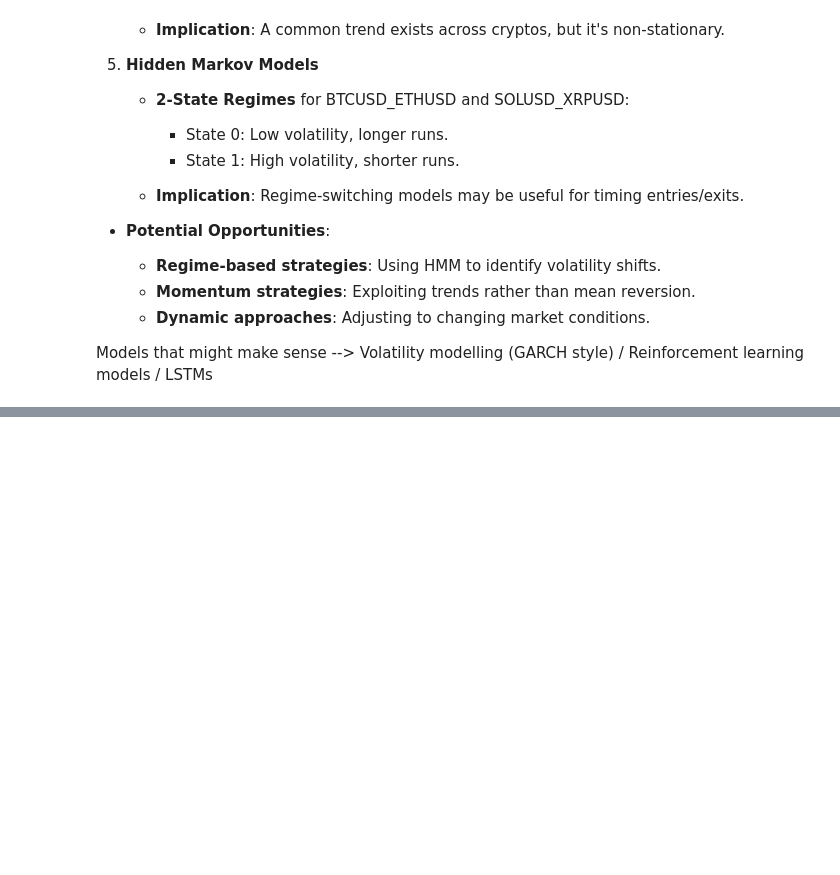
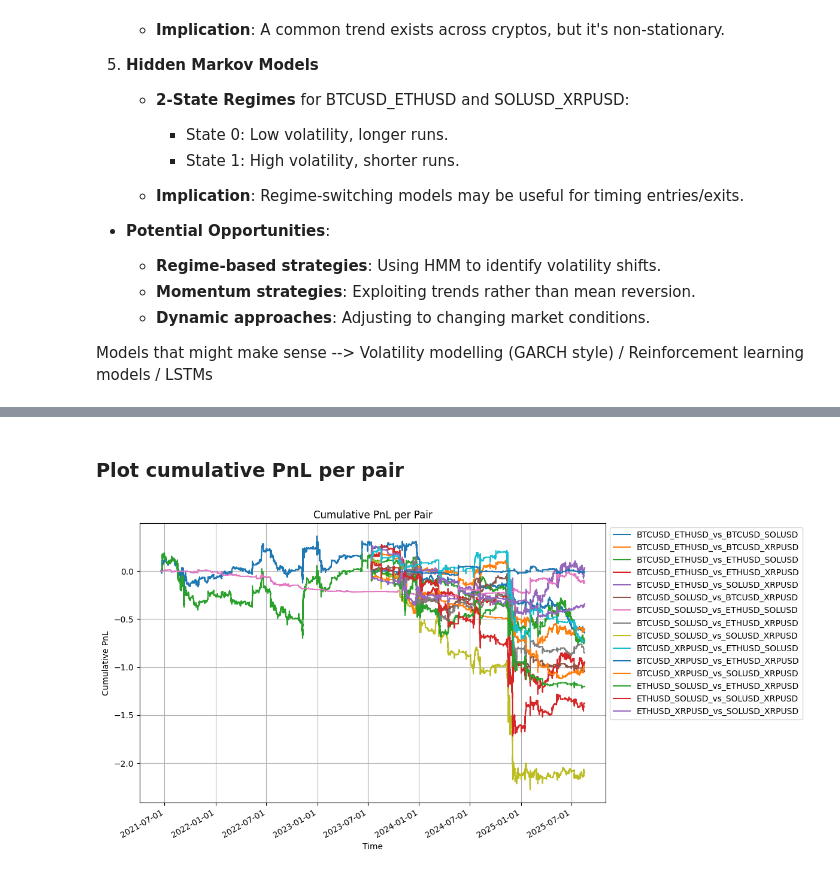
Before and after one commit to mukeshcodeshere/crypto_research, a Jupyter notebook: spread5.ipynb, the cells around one changed output, grey strips where cells are left out. Drawn from its saved outputs; the diff is of its cells as text; code cells hidden in the pictures; blank space fills up the shorter version.

```diff
--- a/spread5.ipynb
+++ b/spread5.ipynb
@@ -1188,0 +1364,24 @@ RMSE: 740.4469931135384 MAE: 697.9354204028741
+# %% [markdown]
+### Plot cumulative PnL per pair
+# %%
+import matplotlib.pyplot as plt
+import matplotlib.dates as mdates
+
+fig, ax = plt.subplots(figsize=(12, 6))
+for name, df in strategies.items():
+    df_pd = df.select(["timestamp", "daily_pnl"]).to_pandas()
+    df_pd["cum_pnl"] = df_pd["daily_pnl"].cumsum()
+    ax.plot(df_pd["timestamp"], df_pd["cum_pnl"], label=name)
+
+ax.set_title("Cumulative PnL per Pair")
+ax.set_ylabel("Cumulative PnL")
+ax.set_xlabel("Time")
+ax.legend(loc="upper left", bbox_to_anchor=(1, 1))
+ax.xaxis.set_major_locator(mdates.AutoDateLocator())
+ax.xaxis.set_major_formatter(mdates.DateFormatter('%Y-%m-%d'))
+fig.autofmt_xdate()
+plt.tight_layout()
+plt.grid(True)
+plt.show()
+# %% [output]
+[figure, added]
```
Also changed, not shown: parts of 17 cells of this notebook.
